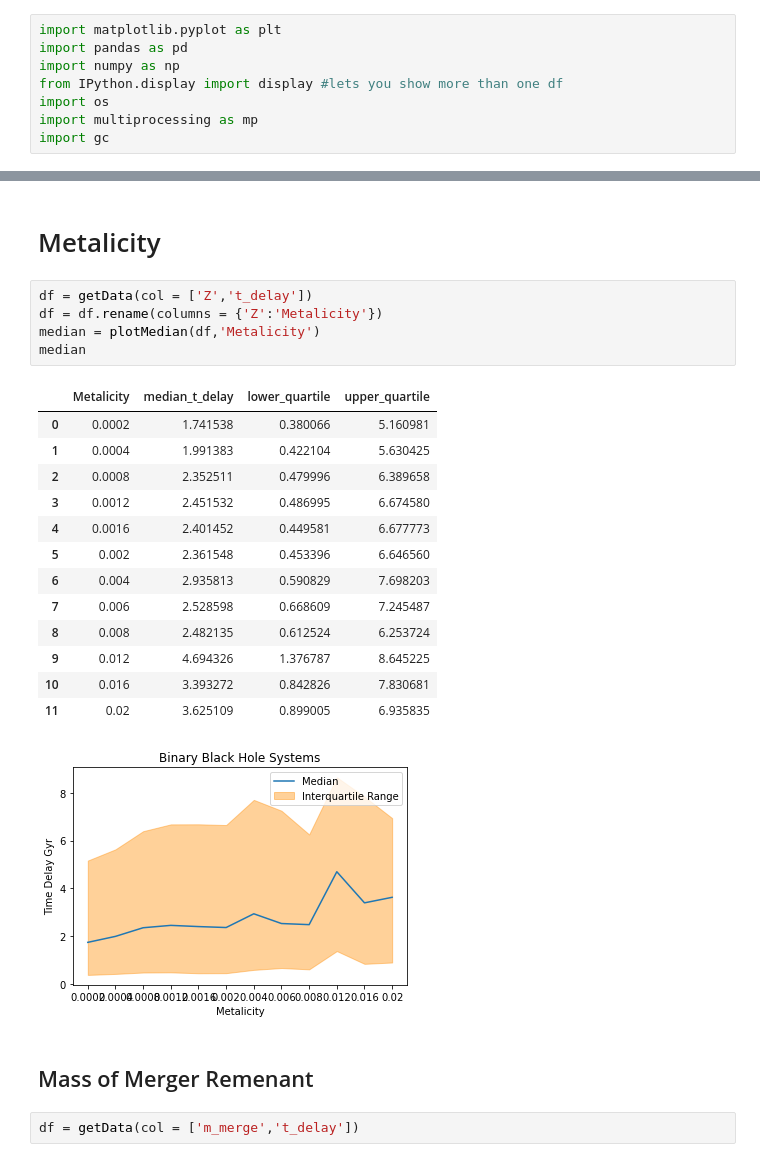
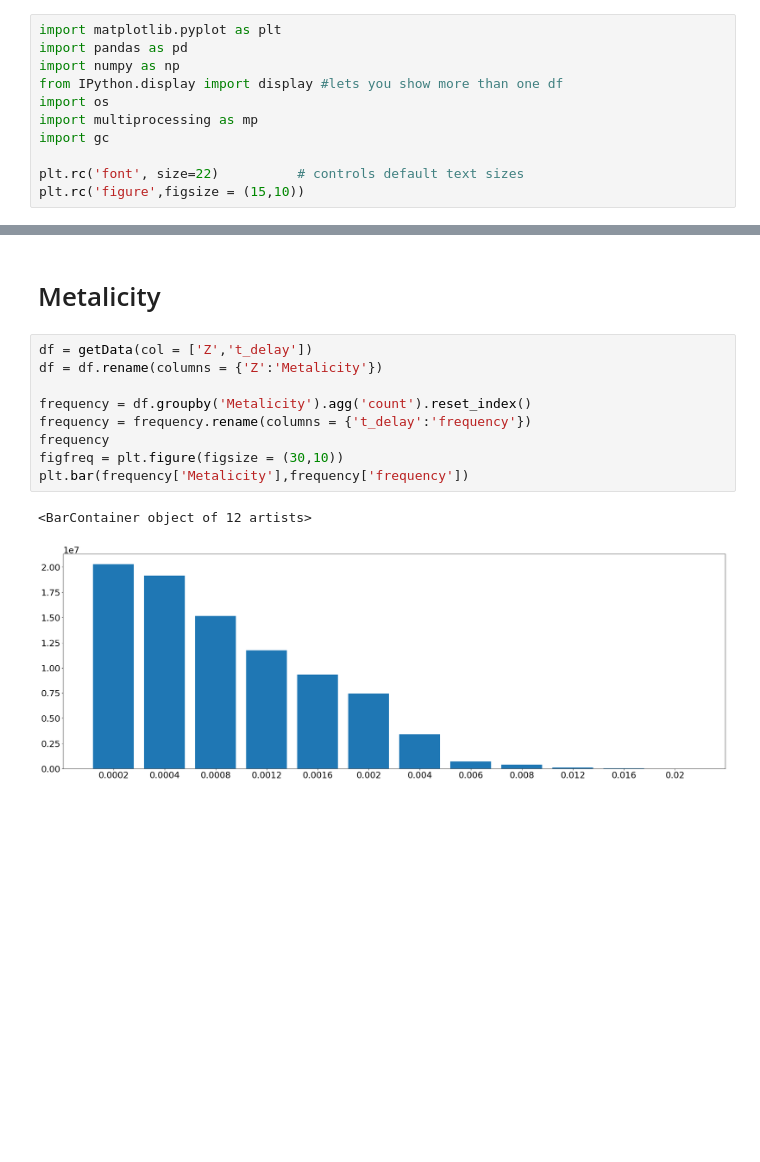
Before and after one commit to DanHarJor/CompLabB-UNIPD-TeamDream, a Jupyter notebook: Group_BinarySystems.ipynb, the cells around one changed output, grey strips where cells are left out. Drawn from its saved outputs; the diff is of its cells as text; blank space fills up the shorter version.

```diff
--- a/Group_BinarySystems.ipynb
+++ b/Group_BinarySystems.ipynb
@@ -6,6 +6,9 @@ from IPython.display import display #lets you show more than one df
 import os
 import multiprocessing as mp
 import gc
+
+plt.rc('font', size=22)          # controls default text sizes
+plt.rc('figure',figsize = (15,10))
 # %%
 #configure this string as the directory to where you have the files.
 dataDir = '/home/ubuntu/LCPB/data/'
@@ -178,24 +219,12 @@ median
 # %%
 df = getData(col = ['Z','t_delay'])
 df = df.rename(columns = {'Z':'Metalicity'})
-median = plotMedian(df,'Metalicity')
-median
+
+frequency = df.groupby('Metalicity').agg('count').reset_index()
+frequency = frequency.rename(columns = {'t_delay':'frequency'})
+frequency
+figfreq = plt.figure(figsize = (30,10))
+plt.bar(frequency['Metalicity'],frequency['frequency'])
 # %% [output]
-|  | Metalicity | median_t_delay | lower_quartile | upper_quartile |
-| 0 | 0.0002 | 1.741538 | 0.380066 | 5.160981 |
-| 1 | 0.0004 | 1.991383 | 0.422104 | 5.630425 |
-| 2 | 0.0008 | 2.352511 | 0.479996 | 6.389658 |
-| 3 | 0.0012 | 2.451532 | 0.486995 | 6.674580 |
-| 4 | 0.0016 | 2.401452 | 0.449581 | 6.677773 |
-| 5 | 0.002 | 2.361548 | 0.453396 | 6.646560 |
-| 6 | 0.004 | 2.935813 | 0.590829 | 7.698203 |
-| 7 | 0.006 | 2.528598 | 0.668609 | 7.245487 |
-| 8 | 0.008 | 2.482135 | 0.612524 | 6.253724 |
-| 9 | 0.012 | 4.694326 | 1.376787 | 8.645225 |
-| 10 | 0.016 | 3.393272 | 0.842826 | 7.830681 |
-| 11 | 0.02 | 3.625109 | 0.899005 | 6.935835 |
+<BarContainer object of 12 artists>
-[figure, old version]
+[figure, new version]
-# %% [markdown]
-## Mass of Merger Remenant
-# %%
-df = getData(col = ['m_merge','t_delay'])
```
Also changed, not shown: parts of 41 cells of this notebook.
